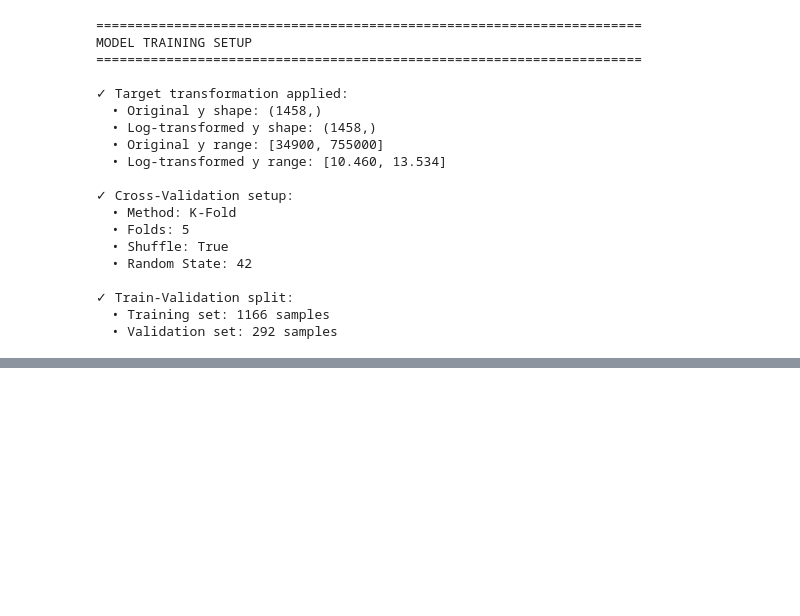
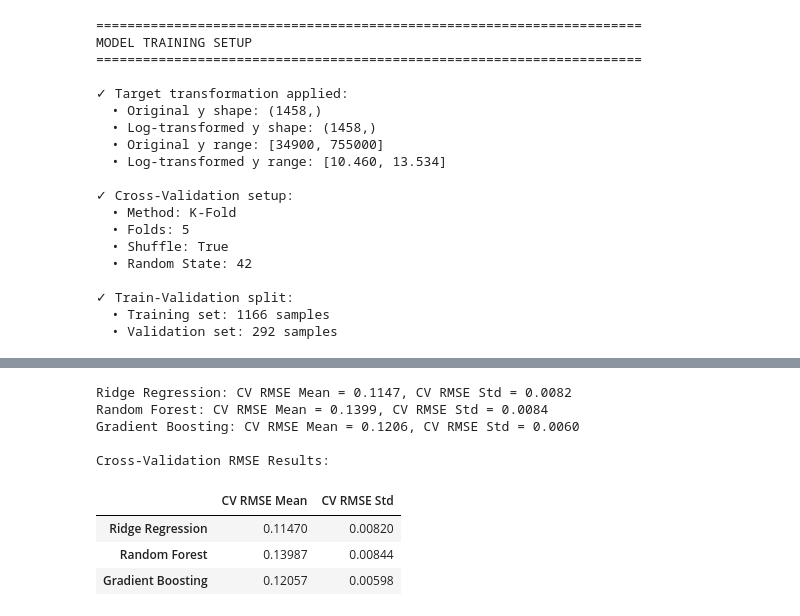
Before and after one commit to AbdullahMart/AI_Engineering_Week_3, a Jupyter notebook: Week3_HousePrices_Team1.ipynb, the cells around one changed output, grey strips where cells are left out. Cells and saved outputs as stored; diff of their text form; code cells hidden in the pictures; blank space fills up the shorter version.

```diff
--- a/Week3_HousePrices_Team1.ipynb
+++ b/Week3_HousePrices_Team1.ipynb
@@ -1183,0 +1194,55 @@ Gradient Boosting       0.12220      0.00563     0.05398     0.12306
+# %%
+# ==============================
+# G) Evaluation (MANDATORY)
+# ==============================
+# This cell performs 5-Fold Cross Validation for each model using log1p(SalePrice) as target,
+# and reports RMSE mean and std for each model, as required by the assignment.
+
+from sklearn.model_selection import KFold, cross_val_score
+from sklearn.metrics import mean_squared_error, make_scorer
+import numpy as np
+import pandas as pd
+
+# Ensure target variable is defined
+y = train_df['SalePrice']
+
+def rmse(y_true, y_pred):
+    return np.sqrt(mean_squared_error(y_true, y_pred))
+
+rmse_scorer = make_scorer(rmse, greater_is_better=False)
+
+# Prepare target variable (log1p transformation)
+y_log = np.log1p(y)
+
+kf = KFold(n_splits=5, shuffle=True, random_state=42)
+
+models = {
+    'Ridge Regression': ridge_model,
+    'Random Forest': rf_model,
+    'Gradient Boosting': gb_model
+}
+
+results = {}
+for name, model in models.items():
+    scores = cross_val_score(model, X_train_processed, y_log, cv=kf, scoring=rmse_scorer)
+    results[name] = {
+        'CV RMSE Mean': -scores.mean(),
+        'CV RMSE Std': scores.std()
+    }
+    print(f"{name}: CV RMSE Mean = {-scores.mean():.4f}, CV RMSE Std = {scores.std():.4f}")
+
+# Create summary DataFrame
+results_df = pd.DataFrame(results).T
+results_df = results_df.round(5)
+print("\nCross-Validation RMSE Results:")
+display(results_df)
+# %% [output]
+Ridge Regression: CV RMSE Mean = 0.1147, CV RMSE Std = 0.0082
+Random Forest: CV RMSE Mean = 0.1399, CV RMSE Std = 0.0084
+Gradient Boosting: CV RMSE Mean = 0.1206, CV RMSE Std = 0.0060
+
+Cross-Validation RMSE Results:
+|  | CV RMSE Mean | CV RMSE Std |
+| Ridge Regression | 0.11470 | 0.00820 |
+| Random Forest | 0.13987 | 0.00844 |
+| Gradient Boosting | 0.12057 | 0.00598 |
```
Also changed, not shown: parts of 12 cells of this notebook.
